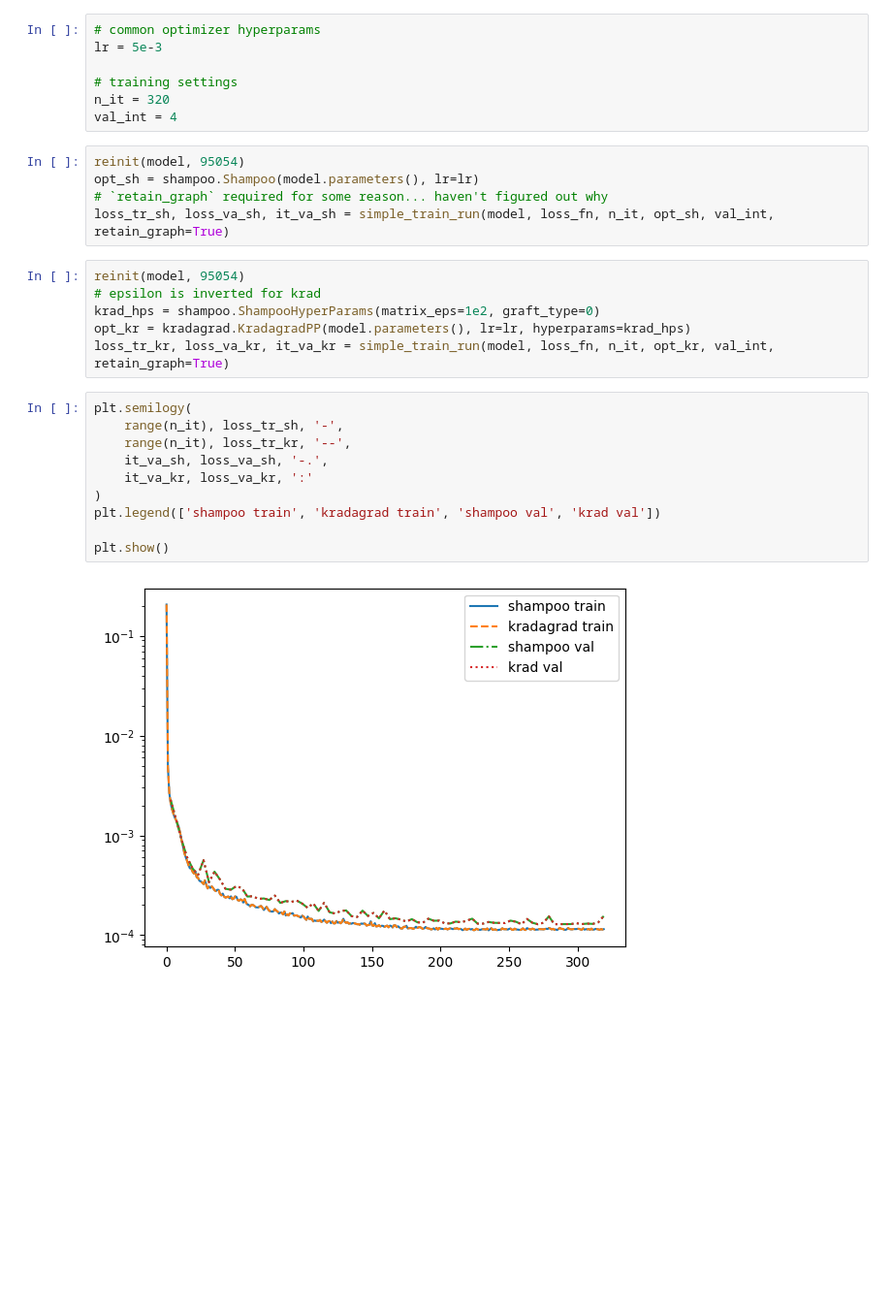
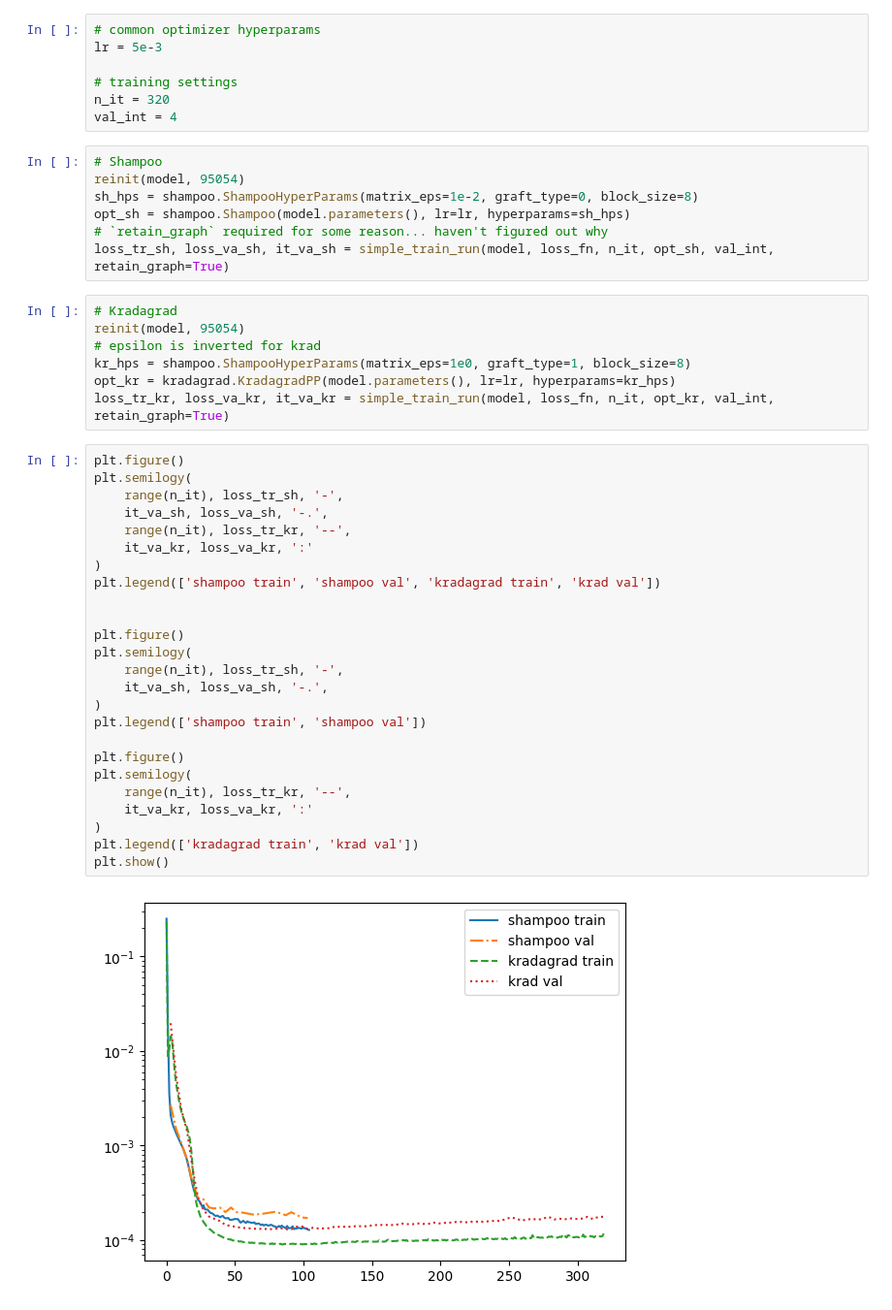
Before and after one commit to jonathanmei/kradagrad, a Jupyter notebook: kradagrad/experiments/quick_mlp.ipynb, the cells around one changed output. Shown at 97% size. Drawn from its saved outputs; the diff is of its cells as text; blank space fills up the shorter version.

Commit message:
working krad; svd for stability+speed on small problems

```diff
--- a/kradagrad/experiments/quick_mlp.ipynb
+++ b/kradagrad/experiments/quick_mlp.ipynb
@@ -106,25 +106,43 @@ lr = 5e-3
 n_it = 320
 val_int = 4
 # %%
+# Shampoo
 reinit(model, 95054)
-opt_sh = shampoo.Shampoo(model.parameters(), lr=lr)
+sh_hps = shampoo.ShampooHyperParams(matrix_eps=1e-2, graft_type=0, block_size=8)
+opt_sh = shampoo.Shampoo(model.parameters(), lr=lr, hyperparams=sh_hps)
 # `retain_graph` required for some reason... haven't figured out why
 loss_tr_sh, loss_va_sh, it_va_sh = simple_train_run(model, loss_fn, n_it, opt_sh, val_int, retain_graph=True)
 # %%
+# Kradagrad
 reinit(model, 95054)
 # epsilon is inverted for krad
-krad_hps = shampoo.ShampooHyperParams(matrix_eps=1e2, graft_type=0)
-opt_kr = kradagrad.KradagradPP(model.parameters(), lr=lr, hyperparams=krad_hps)
+kr_hps = shampoo.ShampooHyperParams(matrix_eps=1e0, graft_type=1, block_size=8)
+opt_kr = kradagrad.KradagradPP(model.parameters(), lr=lr, hyperparams=kr_hps)
 loss_tr_kr, loss_va_kr, it_va_kr = simple_train_run(model, loss_fn, n_it, opt_kr, val_int, retain_graph=True)
 # %%
+plt.figure()
 plt.semilogy(
     range(n_it), loss_tr_sh, '-',
+    it_va_sh, loss_va_sh, '-.',
     range(n_it), loss_tr_kr, '--',
-    it_va_sh, loss_va_sh, '-.',
     it_va_kr, loss_va_kr, ':'
 )
-plt.legend(['shampoo train', 'kradagrad train', 'shampoo val', 'krad val'])
+plt.legend(['shampoo train', 'shampoo val', 'kradagrad train', 'krad val'])
 
+
+plt.figure()
+plt.semilogy(
+    range(n_it), loss_tr_sh, '-',
+    it_va_sh, loss_va_sh, '-.',
+)
+plt.legend(['shampoo train', 'shampoo val'])
+
+plt.figure()
+plt.semilogy(
+    range(n_it), loss_tr_kr, '--',
+    it_va_kr, loss_va_kr, ':'
+)
+plt.legend(['kradagrad train', 'krad val'])
 plt.show()
 # %% [output]
-[figure, old version]
+[figure, new version]
```
Also changed, not shown: parts of 1 cell of this notebook, 3 other files.
